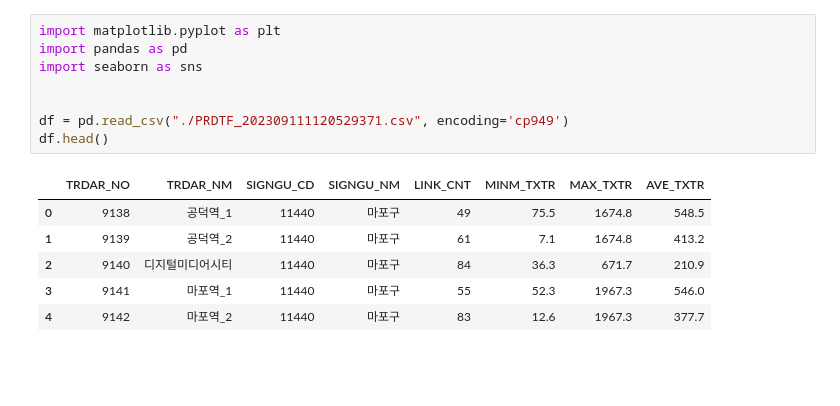
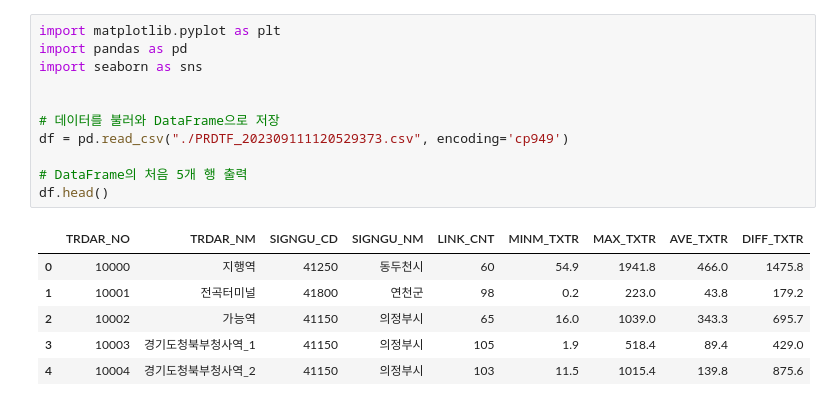
Before and after one commit to Konkuk-Univ-Glocal-Campus/ml202401-midterm-KIMSEOKWON00, a Jupyter notebook: main.ipynb, the cells around one changed output. Drawn from its saved outputs; the diff is of its cells as text; blank space fills up the shorter version.

```diff
--- a/main.ipynb
+++ b/main.ipynb
@@ -1,18 +36,21 @@
 # %%
 import matplotlib.pyplot as plt
 import pandas as pd
 import seaborn as sns
 
 
-df = pd.read_csv("./PRDTF_202309111120529371.csv", encoding='cp949')
+# 데이터를 불러와 DataFrame으로 저장
+df = pd.read_csv("./PRDTF_202309111120529373.csv", encoding='cp949')
+
+# DataFrame의 처음 5개 행 출력
 df.head()
 # %% [output]
-|  | TRDAR_NO | TRDAR_NM | SIGNGU_CD | SIGNGU_NM | LINK_CNT | MINM_TXTR | MAX_TXTR | AVE_TXTR |
-| 0 | 9138 | 공덕역_1 | 11440 | 마포구 | 49 | 75.5 | 1674.8 | 548.5 |
-| 1 | 9139 | 공덕역_2 | 11440 | 마포구 | 61 | 7.1 | 1674.8 | 413.2 |
-| 2 | 9140 | 디지털미디어시티 | 11440 | 마포구 | 84 | 36.3 | 671.7 | 210.9 |
-| 3 | 9141 | 마포역_1 | 11440 | 마포구 | 55 | 52.3 | 1967.3 | 546.0 |
-| 4 | 9142 | 마포역_2 | 11440 | 마포구 | 83 | 12.6 | 1967.3 | 377.7 |
+|  | TRDAR_NO | TRDAR_NM | SIGNGU_CD | SIGNGU_NM | LINK_CNT | MINM_TXTR | MAX_TXTR | AVE_TXTR | DIFF_TXTR |
+| 0 | 10000 | 지행역 | 41250 | 동두천시 | 60 | 54.9 | 1941.8 | 466.0 | 1475.8 |
+| 1 | 10001 | 전곡터미널 | 41800 | 연천군 | 98 | 0.2 | 223.0 | 43.8 | 179.2 |
+| 2 | 10002 | 가능역 | 41150 | 의정부시 | 65 | 16.0 | 1039.0 | 343.3 | 695.7 |
+| 3 | 10003 | 경기도청북부청사역_1 | 41150 | 의정부시 | 105 | 1.9 | 518.4 | 89.4 | 429.0 |
+| 4 | 10004 | 경기도청북부청사역_2 | 41150 | 의정부시 | 103 | 11.5 | 1015.4 | 139.8 | 875.6 |
 # %%
 from sklearn.cluster import KMeans
 
```
Also changed, not shown: parts of 6 cells of this notebook.
